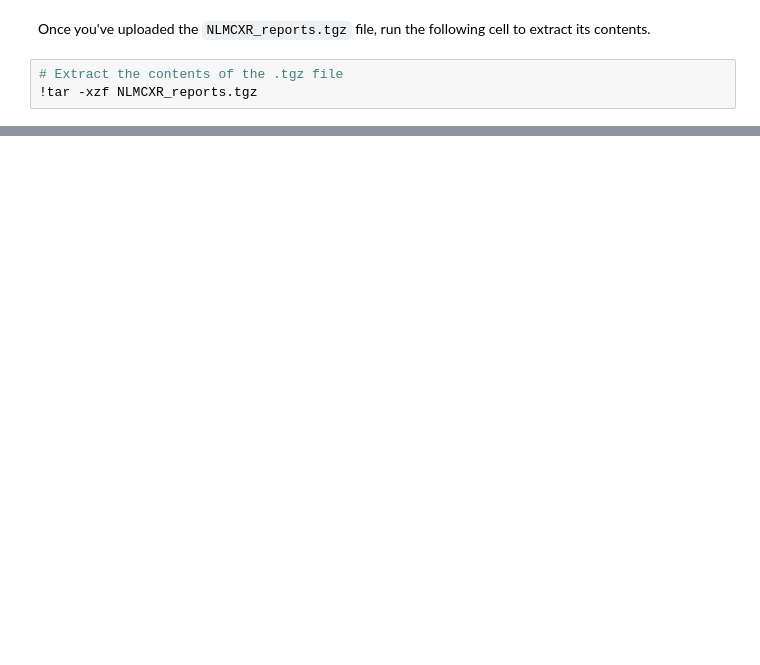
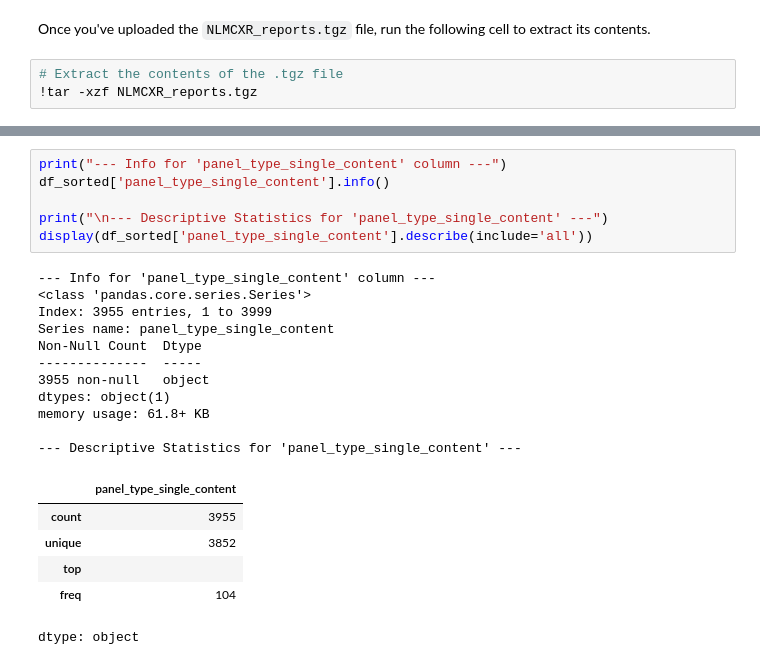
Before and after one commit to joezein71/AIHC-5010-Winter-2026, a Jupyter notebook: 20260318_project2.ipynb, the cells around one changed output, grey strips where cells are left out. Drawn from its saved outputs; the diff is of its cells as text; blank space fills up the shorter version.

```diff
--- a/20260318_project2.ipynb
+++ b/20260318_project2.ipynb
@@ -211,0 +279,24 @@ display(df_sorted)
+# %%
+print("--- Info for 'panel_type_single_content' column ---")
+df_sorted['panel_type_single_content'].info()
+
+print("\n--- Descriptive Statistics for 'panel_type_single_content' ---")
+display(df_sorted['panel_type_single_content'].describe(include='all'))
+# %% [output]
+--- Info for 'panel_type_single_content' column ---
+<class 'pandas.core.series.Series'>
+Index: 3955 entries, 1 to 3999
+Series name: panel_type_single_content
+Non-Null Count  Dtype
+--------------  -----
+3955 non-null   object
+dtypes: object(1)
+memory usage: 61.8+ KB
+
+--- Descriptive Statistics for 'panel_type_single_content' ---
+|  | panel_type_single_content |
+| count | 3955 |
+| unique | 3852 |
+| top |  |
+| freq | 104 |
+dtype: object
```
Also changed, not shown: parts of 13 cells of this notebook.
